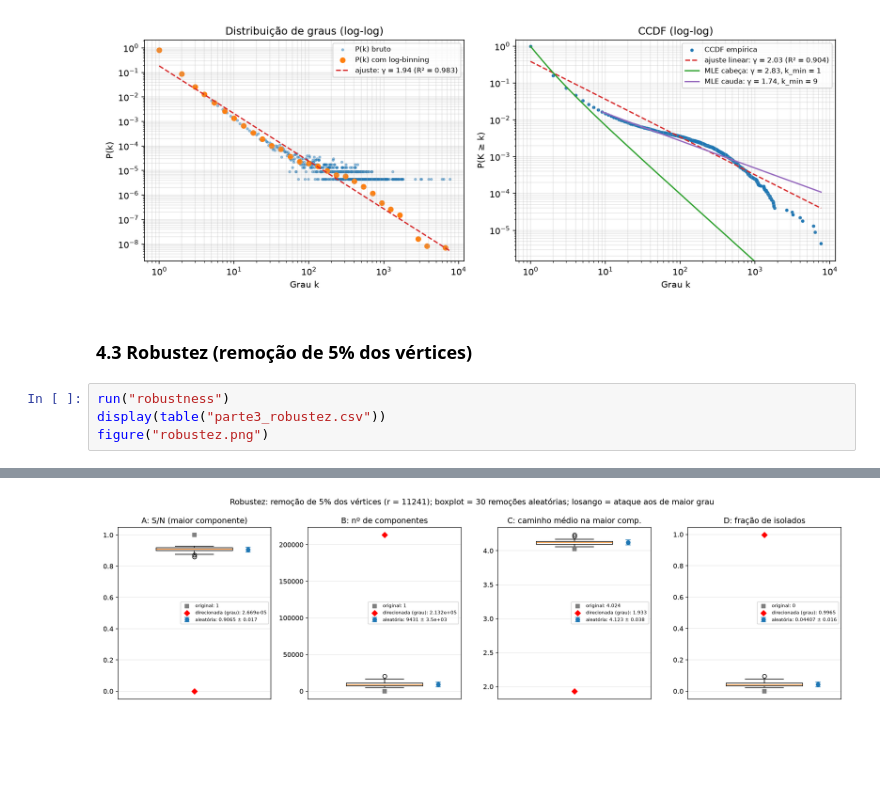
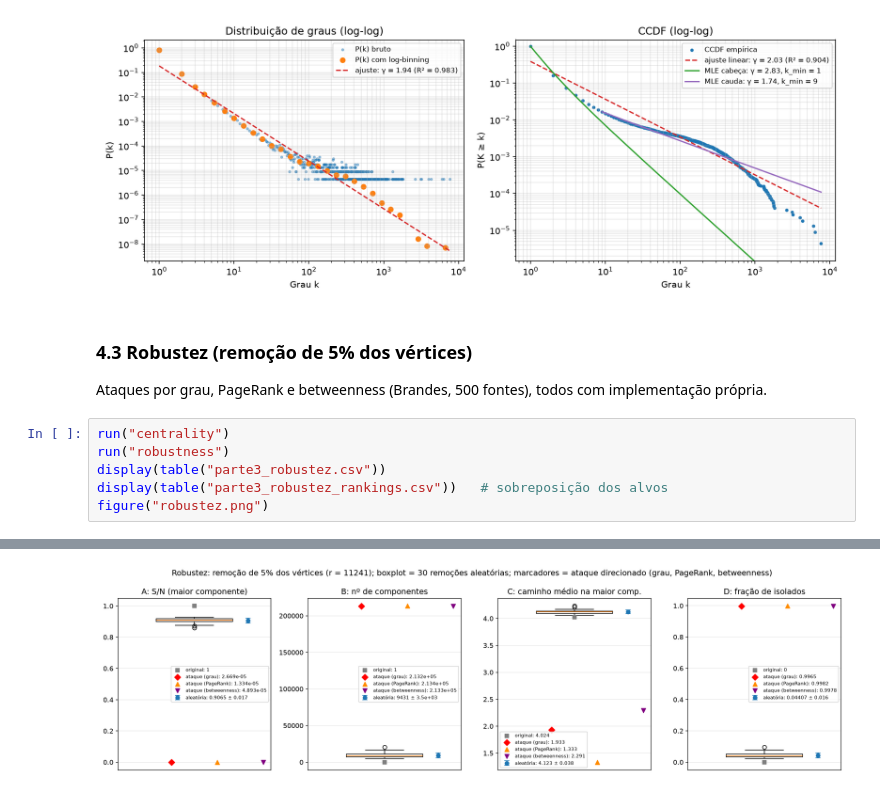
Before and after one commit to igor377/grafos-snap-email-euall, a Jupyter notebook: notebooks/analise.ipynb, the cells around one changed output, grey strips where cells are left out. Saved outputs shown, nothing was run; the diff lists cells and outputs as text; blank space fills up the shorter version.

```diff
--- a/notebooks/analise.ipynb
+++ b/notebooks/analise.ipynb
@@ -227,8 +243,12 @@ figure("lei_de_potencia.png")
 [figure]
 # %% [markdown]
 ### 4.3 Robustez (remoção de 5% dos vértices)
+
+Ataques por grau, PageRank e betweenness (Brandes, 500 fontes), todos com implementação própria.
 # %%
+run("centrality")
 run("robustness")
 display(table("parte3_robustez.csv"))
+display(table("parte3_robustez_rankings.csv"))   # sobreposição dos alvos
 figure("robustez.png")
 # %% [output]
@@ -240 +262 @@ figure("robustez.png")
-[figure, old version]
+[figure, new version]
```
Also changed, not shown: parts of 15 cells of this notebook.
